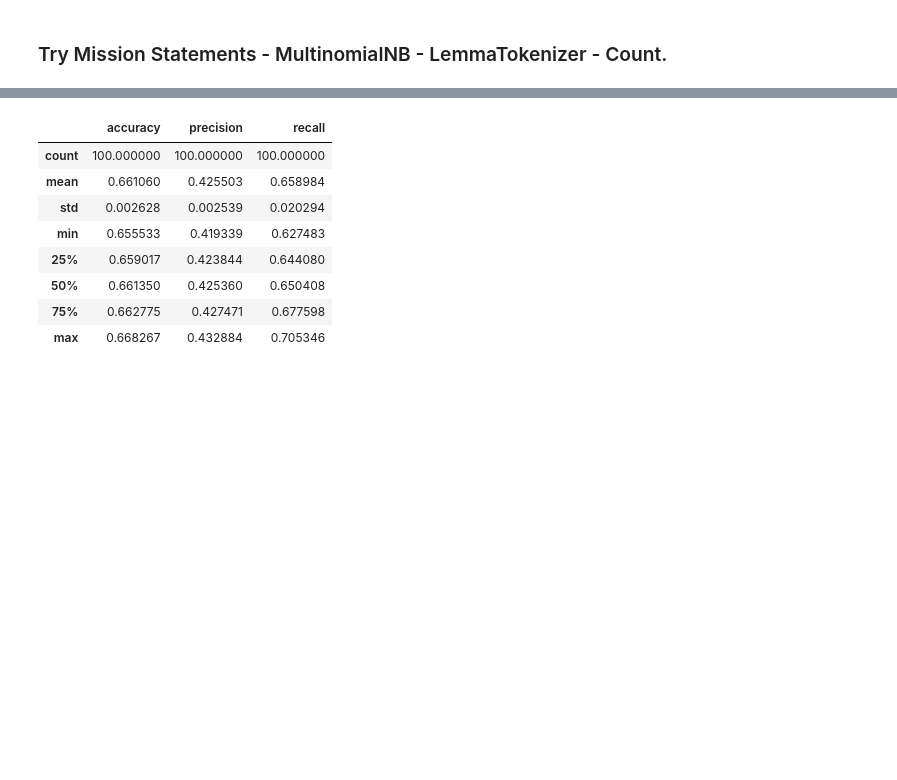
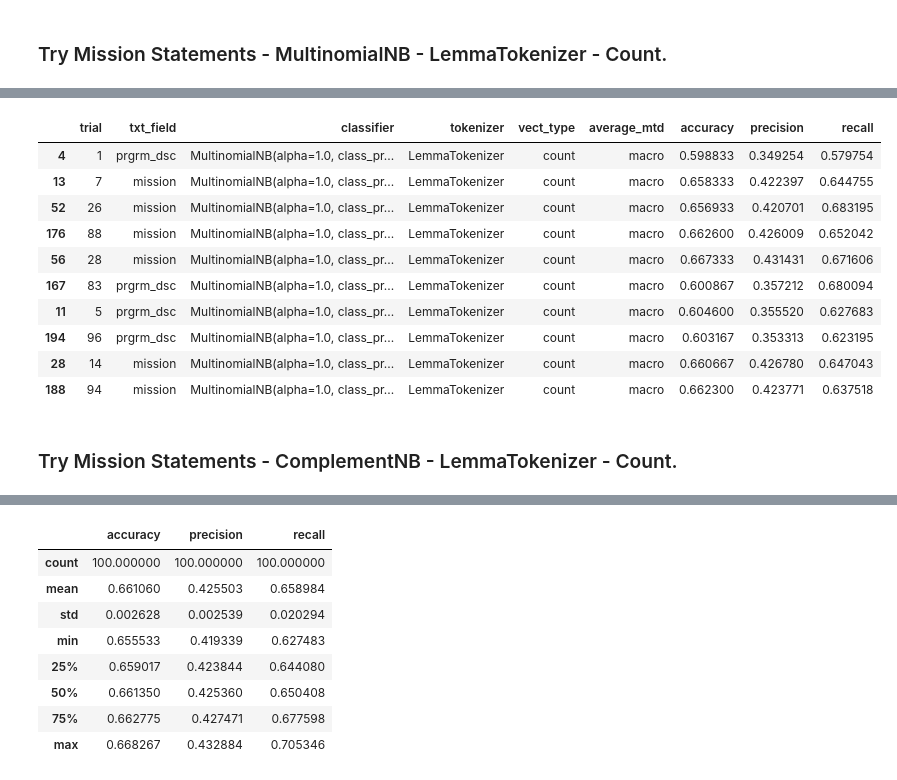
Before and after one commit to ma-ji/npo_classifier, a Jupyter notebook: script/classification_algorithms/naive_bayes.ipynb, the cells around one changed output, grey strips where cells are left out. Saved outputs shown, nothing was run; the diff lists cells and outputs as text; code cells hidden in the pictures; blank space fills up the shorter version.

```diff
--- a/script/classification_algorithms/naive_bayes.ipynb
+++ b/script/classification_algorithms/naive_bayes.ipynb
@@ -154,0 +374,4 @@ ValueError: If using all scalar values, you must pass an index
+# %%
+t=func_mission_MNB_lemma_count.map(range(100))
+df_performance=pd.concat(dview.gather('df_performance'), ignore_index=True)
+df_performance.sample(10)
@@ -154,0 +482,18 @@ ValueError: If using all scalar values, you must pass an index
+# %%
+t=func_prgrm_MNB_lemma_count.map(range(100))
+df_performance=pd.concat(dview.gather('df_performance'), ignore_index=True)
+df_performance.sample(10)
+# %% [output]
+|  | trial | txt_field | classifier | tokenizer | vect_type | average_mtd | accuracy | precision | recall |
+| 4 | 1 | prgrm_dsc | MultinomialNB(alpha=1.0, class_pr... | LemmaTokenizer | count | macro | 0.598833 | 0.349254 | 0.579754 |
+| 13 | 7 | mission | MultinomialNB(alpha=1.0, class_pr... | LemmaTokenizer | count | macro | 0.658333 | 0.422397 | 0.644755 |
+| 52 | 26 | mission | MultinomialNB(alpha=1.0, class_pr... | LemmaTokenizer | count | macro | 0.656933 | 0.420701 | 0.683195 |
+| 176 | 88 | mission | MultinomialNB(alpha=1.0, class_pr... | LemmaTokenizer | count | macro | 0.662600 | 0.426009 | 0.652042 |
+| 56 | 28 | mission | MultinomialNB(alpha=1.0, class_pr... | LemmaTokenizer | count | macro | 0.667333 | 0.431431 | 0.671606 |
+| 167 | 83 | prgrm_dsc | MultinomialNB(alpha=1.0, class_pr... | LemmaTokenizer | count | macro | 0.600867 | 0.357212 | 0.680094 |
+| 11 | 5 | prgrm_dsc | MultinomialNB(alpha=1.0, class_pr... | LemmaTokenizer | count | macro | 0.604600 | 0.355520 | 0.627683 |
+| 194 | 96 | prgrm_dsc | MultinomialNB(alpha=1.0, class_pr... | LemmaTokenizer | count | macro | 0.603167 | 0.353313 | 0.623195 |
+| 28 | 14 | mission | MultinomialNB(alpha=1.0, class_pr... | LemmaTokenizer | count | macro | 0.660667 | 0.426780 | 0.647043 |
+| 188 | 94 | mission | MultinomialNB(alpha=1.0, class_pr... | LemmaTokenizer | count | macro | 0.662300 | 0.423771 | 0.637518 |
+# %% [markdown]
+### Try Mission Statements - ComplementNB - LemmaTokenizer - Count.
```
Also changed, not shown: parts of 29 cells of this notebook.
